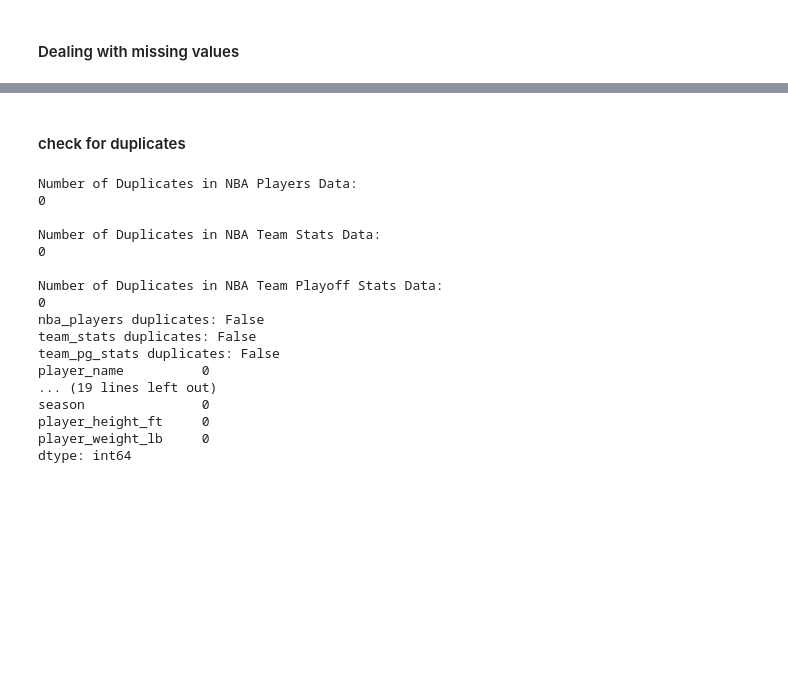
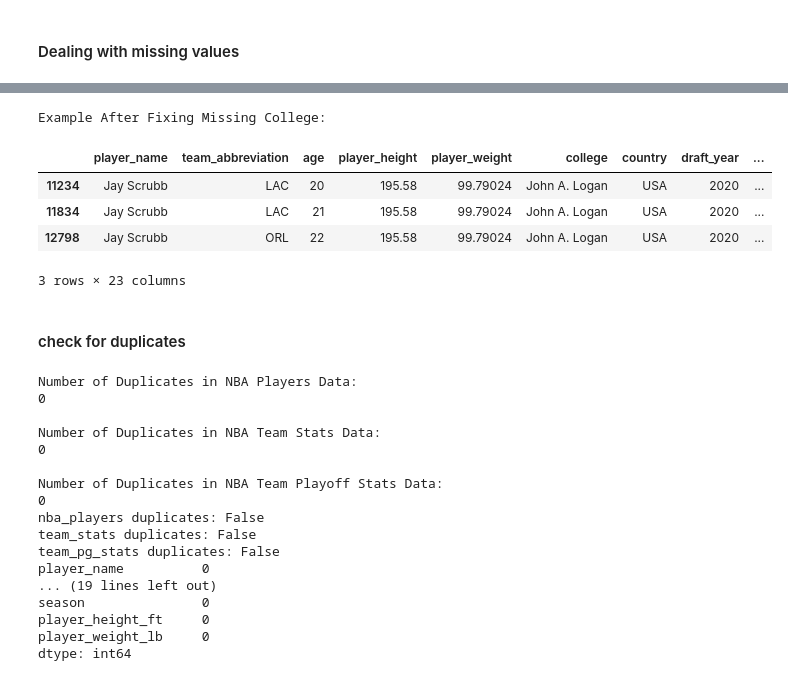
Before and after one commit to ezilin/CMSC320-Group-Proj, a Jupyter notebook: projectfn.ipynb, the cells around one changed output, grey strips where cells are left out. Cells and saved outputs as stored; diff of their text form; code cells hidden in the pictures; blank space fills up the shorter version.

```diff
--- a/projectfn.ipynb
+++ b/projectfn.ipynb
@@ -84,3 +94,41 @@ nba_players['college'] = nba_players['college'].fillna('None')
+# %%
+
+
+players_with_na_college = nba_players[nba_players['college'].isna()]
+
+# EXPENSIVE OPERATION WARNING!
+for index, row in players_with_na_college.iterrows():
+  player_name = row['player_name']
+  college = row['college']
+
+  # if college is valid skip
+  if college == college:
+    continue
+
+  # Find other occurrences of the same player where 'college' is valid
+  valid_college = nba_players.loc[
+      (nba_players['player_name'] == player_name) &
+      (nba_players['college'].notna()) &
+      (nba_players['college'].str.strip() != ''),
+      'college'
+  ]
+
+  # If a valid college is found, update all occurrences of the player with the valid college
+  if not valid_college.empty:
+      nba_players.loc[nba_players['player_name'] == player_name, 'college'] = valid_college.iloc[0]
+
+# now we replace remaining missing values with 'No College'
+nba_players['college'] = nba_players['college'].fillna('No College')
+
+print("\nExample After Fixing Missing College:")
+nba_players[nba_players['player_name'] == 'Jay Scrubb']
+# %% [output]
+Example After Fixing Missing College:
+|  | player_name | team_abbreviation | age | player_height | player_weight | college | country | draft_year | ... |
+| 11234 | Jay Scrubb | LAC | 20 | 195.58 | 99.79024 | John A. Logan | USA | 2020 | ... |
+| 11834 | Jay Scrubb | LAC | 21 | 195.58 | 99.79024 | John A. Logan | USA | 2020 | ... |
+| 12798 | Jay Scrubb | ORL | 22 | 195.58 | 99.79024 | John A. Logan | USA | 2020 | ... |
+3 rows × 23 columns
 # %% [markdown]
 #### check for duplicates
 # %%
```
Also changed, not shown: parts of 7 cells of this notebook.
